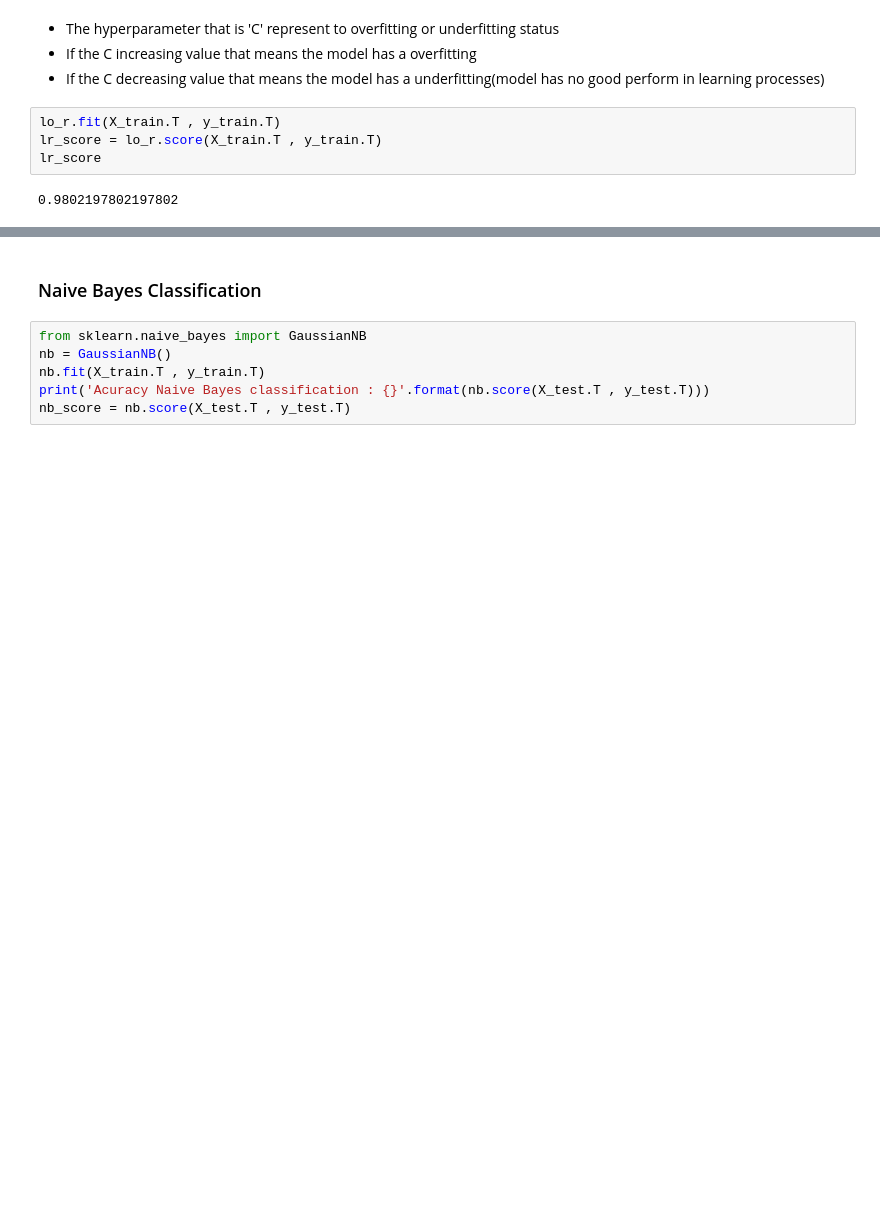
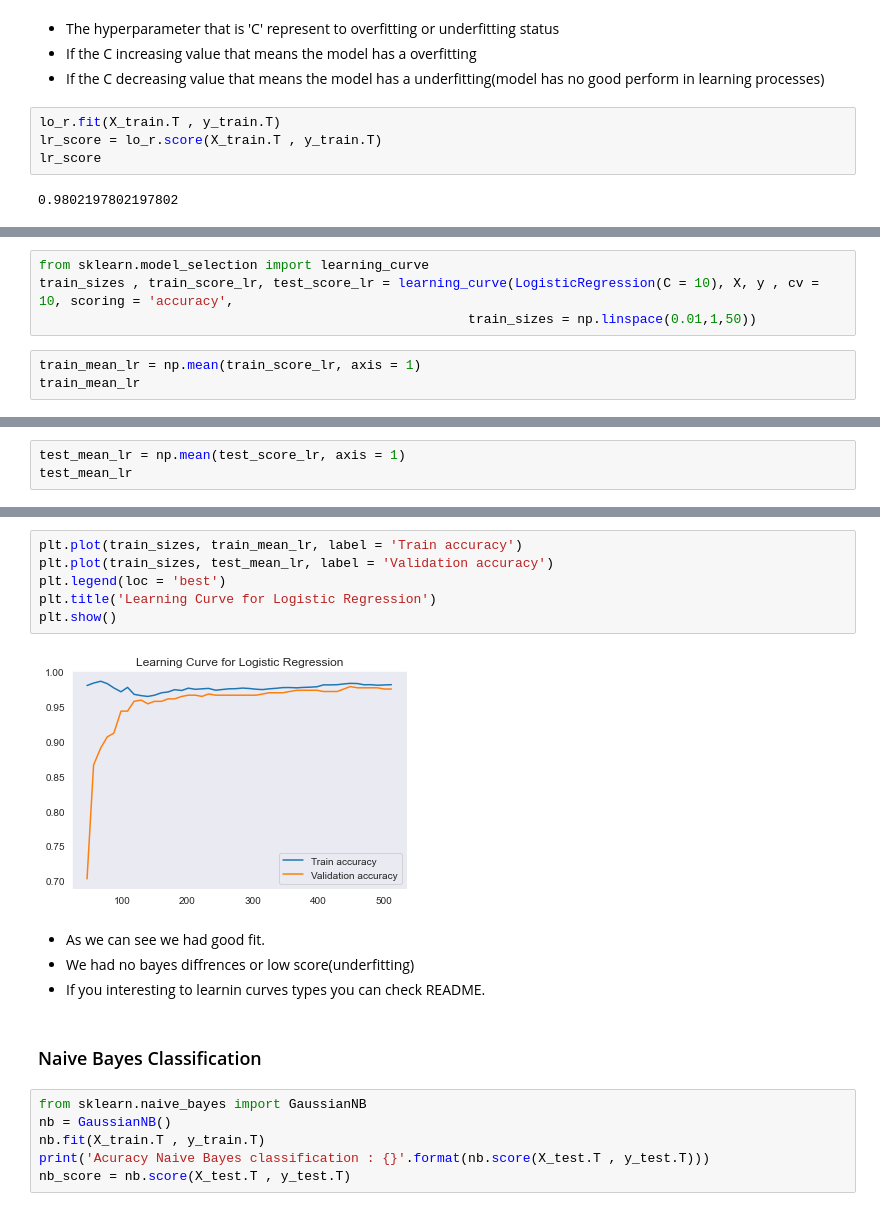
Before and after one commit to erdmkbc/Machine-Learning-Tutorial, a Jupyter notebook: Learning_Algorithms/Logistic_Regression/Cancer_data/Cancer_Logistic_Regression.ipynb, the cells around one changed output, grey strips where cells are left out. Cells and saved outputs as stored; diff of their text form; blank space fills up the shorter version.

```diff
--- a/Learning_Algorithms/Logistic_Regression/Cancer_data/Cancer_Logistic_Regression.ipynb
+++ b/Learning_Algorithms/Logistic_Regression/Cancer_data/Cancer_Logistic_Regression.ipynb
@@ -474,0 +502,7 @@ lr_score
+# %%
+from sklearn.model_selection import learning_curve
+train_sizes , train_score_lr, test_score_lr = learning_curve(LogisticRegression(C = 10), X, y , cv = 10, scoring = 'accuracy',
+                                                       train_sizes = np.linspace(0.01,1,50))
+# %%
+train_mean_lr = np.mean(train_score_lr, axis = 1)
+train_mean_lr
@@ -474,0 +520,3 @@ lr_score
+# %%
+test_mean_lr = np.mean(test_score_lr, axis = 1)
+test_mean_lr
@@ -475,3 +534,15 @@ lr_score
+# %%
+plt.plot(train_sizes, train_mean_lr, label = 'Train accuracy')
+plt.plot(train_sizes, test_mean_lr, label = 'Validation accuracy')
+plt.legend(loc = 'best')
+plt.title('Learning Curve for Logistic Regression')
+plt.show()
+# %% [output]
+[figure, added]
+# %% [markdown]
+* As we can see we had good fit.
+* We had no bayes diffrences or low score(underfitting)
+* If you interesting to learnin curves types you can check README.
 # %% [markdown]
 ### Naive Bayes Classification
 # %%
```
Also changed, not shown: parts of 49 cells of this notebook.
